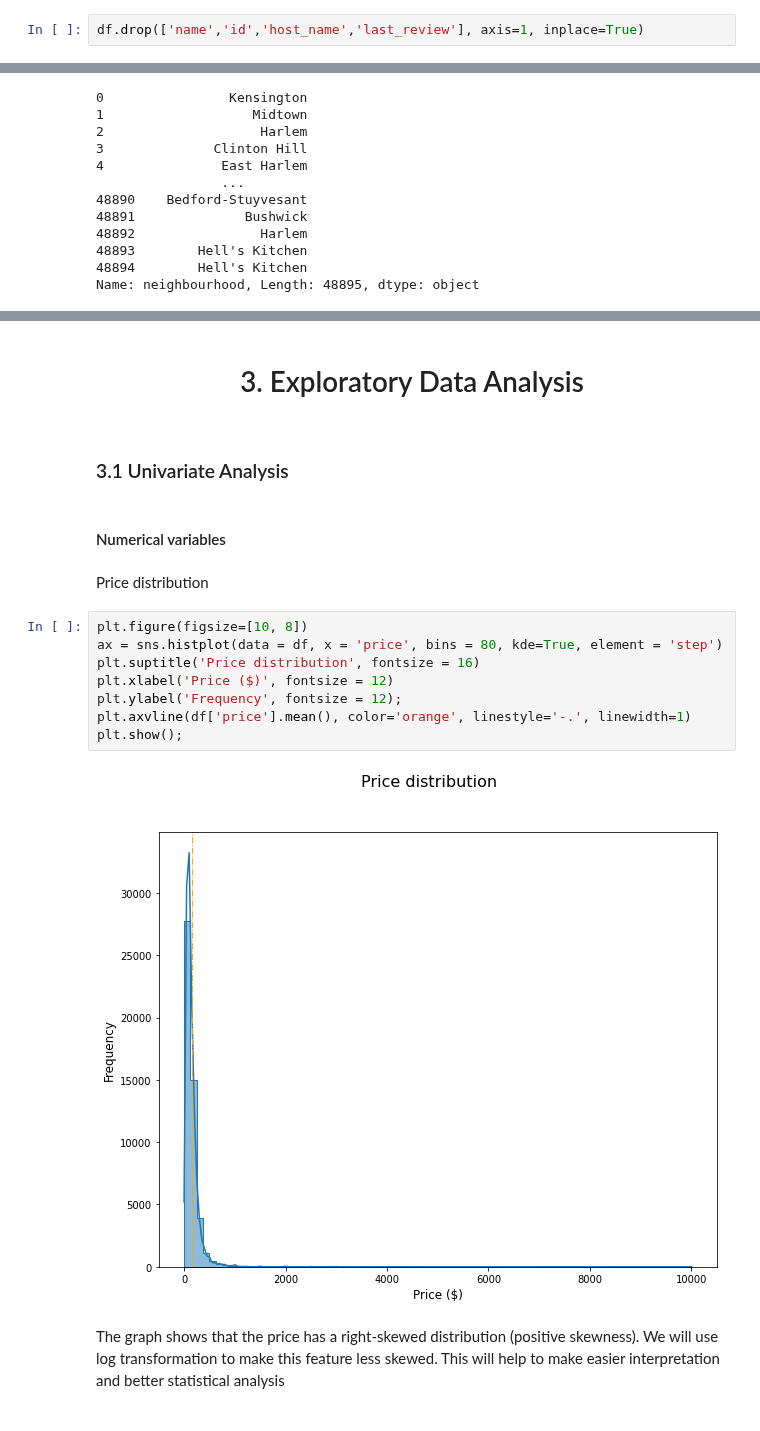
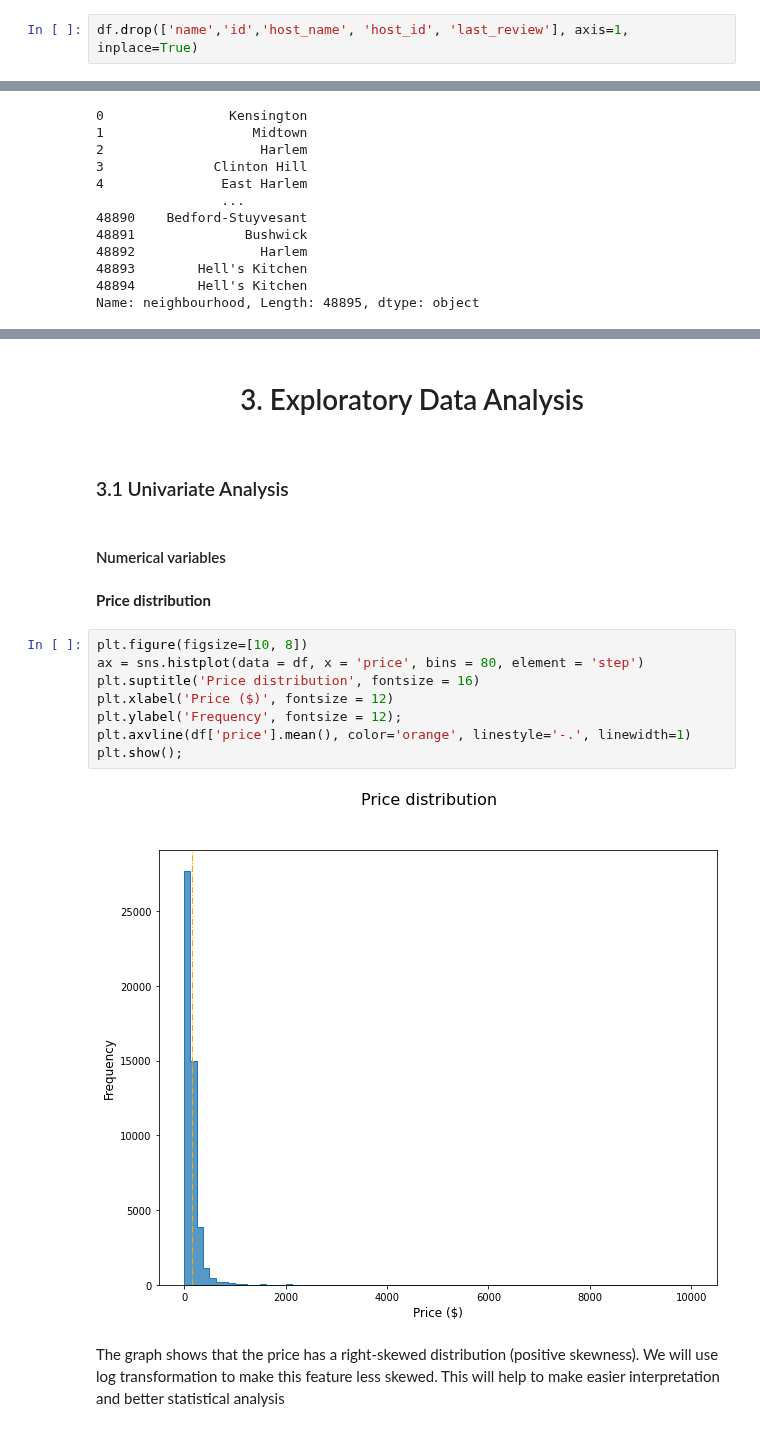
Before and after one commit to mlpack/examples, a Jupyter notebook: airbnb_price_prediction_regression/airbnb_price_prediction_regression_py.ipynb, the cells around one changed output, grey strips where cells are left out. Drawn from its saved outputs; the diff is of its cells as text.

```diff
--- a/airbnb_price_prediction_regression/airbnb_price_prediction_regression_py.ipynb
+++ b/airbnb_price_prediction_regression/airbnb_price_prediction_regression_py.ipynb
@@ -128,7 +137,7 @@ df.describe().T
 # %% [markdown]
 #### Drop unnecessary columns
 # %%
-df.drop(['name','id','host_name','last_review'], axis=1, inplace=True)
+df.drop(['name','id','host_name', 'host_id', 'last_review'], axis=1, inplace=True)
 # %% [markdown]
 #### Null values
 # %%
@@ -215,23 +223,23 @@ From the previous quick overview of the data we can conclude bullet points:
 - There is no missing values
 - There are no duplicated values
 # %% [markdown]
-<h1><center>3. Exploratory Data Analysis</center></h1><a id=11></a>
+<h1><center>3. Exploratory Data Analysis</center></h1><a id=10></a>
 # %% [markdown]
-### 3.1 Univariate Analysis <a id=12></a>
+### 3.1 Univariate Analysis <a id=11></a>
 # %% [markdown]
 #### Numerical variables
 # %% [markdown]
-Price distribution
+**Price distribution**
 # %%
 plt.figure(figsize=[10, 8])
-ax = sns.histplot(data = df, x = 'price', bins = 80, kde=True, element = 'step')
+ax = sns.histplot(data = df, x = 'price', bins = 80, element = 'step')
 plt.suptitle('Price distribution', fontsize = 16)
 plt.xlabel('Price ($)', fontsize = 12)
 plt.ylabel('Frequency', fontsize = 12);
 plt.axvline(df['price'].mean(), color='orange', linestyle='-.', linewidth=1)
 plt.show();
 # %% [output]
-[figure, old version]
+[figure, new version]
 # %% [markdown]
 The graph shows that the price has a right-skewed distribution (positive skewness). We will use log transformation to make this feature less skewed. This will help to make easier interpretation and better statistical analysis
 # %%
```
Also changed, not shown: parts of 47 cells of this notebook.
